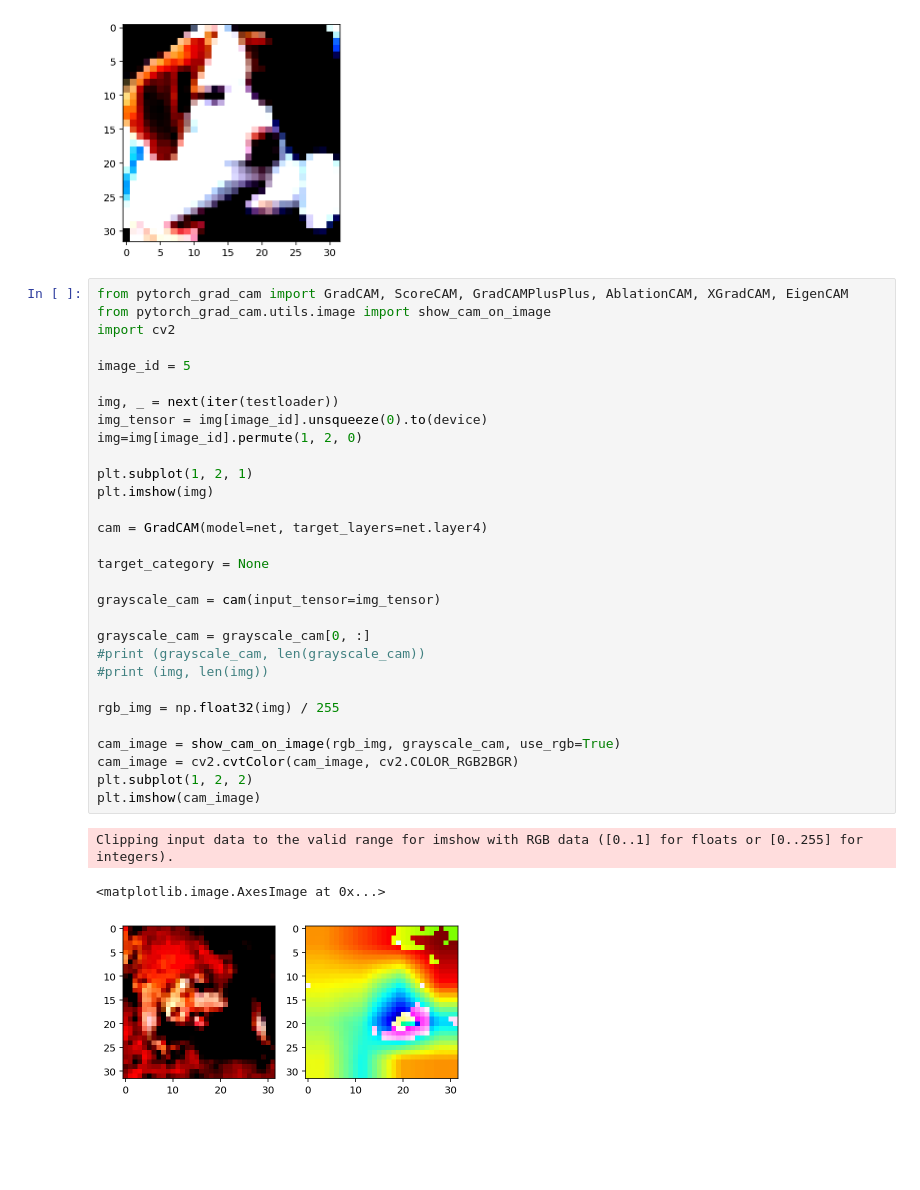
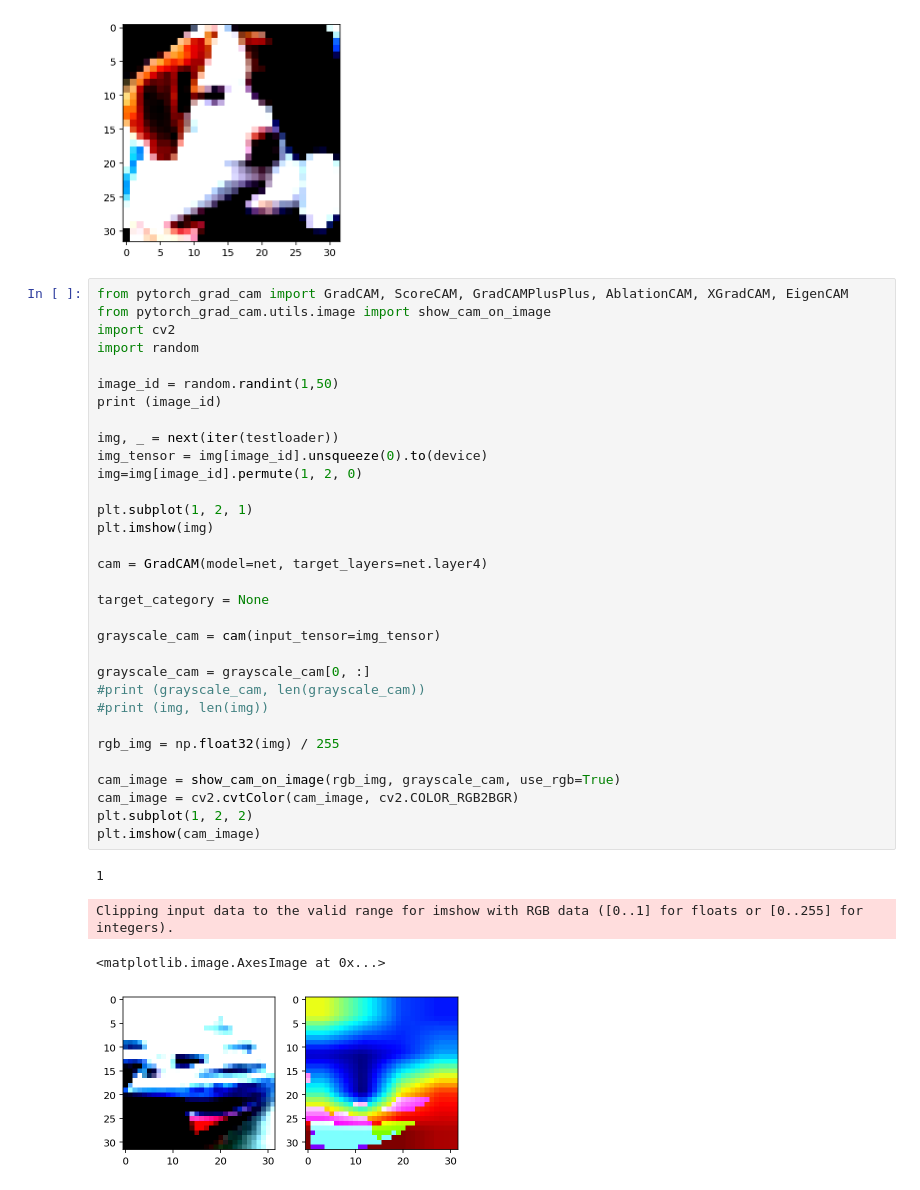
Before and after one commit to DimpleB0501/AiDatasets, a Jupyter notebook: Assignment.ipynb, the cells around one changed output. Drawn from its saved outputs; the diff is of its cells as text; blank space fills up the shorter version.

```diff
--- a/Assignment.ipynb
+++ b/Assignment.ipynb
@@ -463,34 +463,37 @@ Clipping input data to the valid range for imshow with RGB data ([0..1] for floa
 # %%
 from pytorch_grad_cam import GradCAM, ScoreCAM, GradCAMPlusPlus, AblationCAM, XGradCAM, EigenCAM
 from pytorch_grad_cam.utils.image import show_cam_on_image
 import cv2
+import random
 
-image_id = 5
+image_id = random.randint(1,50)
+print (image_id)
 
 img, _ = next(iter(testloader))
 img_tensor = img[image_id].unsqueeze(0).to(device)
 img=img[image_id].permute(1, 2, 0)
 
 plt.subplot(1, 2, 1)
 plt.imshow(img)
 
 cam = GradCAM(model=net, target_layers=net.layer4)
 
 target_category = None
 
 grayscale_cam = cam(input_tensor=img_tensor)
 
 grayscale_cam = grayscale_cam[0, :]
 #print (grayscale_cam, len(grayscale_cam))
 #print (img, len(img))
 
 rgb_img = np.float32(img) / 255
 
 cam_image = show_cam_on_image(rgb_img, grayscale_cam, use_rgb=True)
 cam_image = cv2.cvtColor(cam_image, cv2.COLOR_RGB2BGR)
 plt.subplot(1, 2, 2)
 plt.imshow(cam_image)
 # %% [output]
-Clipping input data to the valid range for imshow with RGB data ([0..1] for floats or [0..255] for integers).
+1
-<matplotlib.image.AxesImage at 0x...>
+Clipping input data to the valid range for imshow with RGB data ([0..1] for floats or [0..255] for integers).
+<matplotlib.image.AxesImage at 0x...>
-[figure, old version]
+[figure, new version]
```
